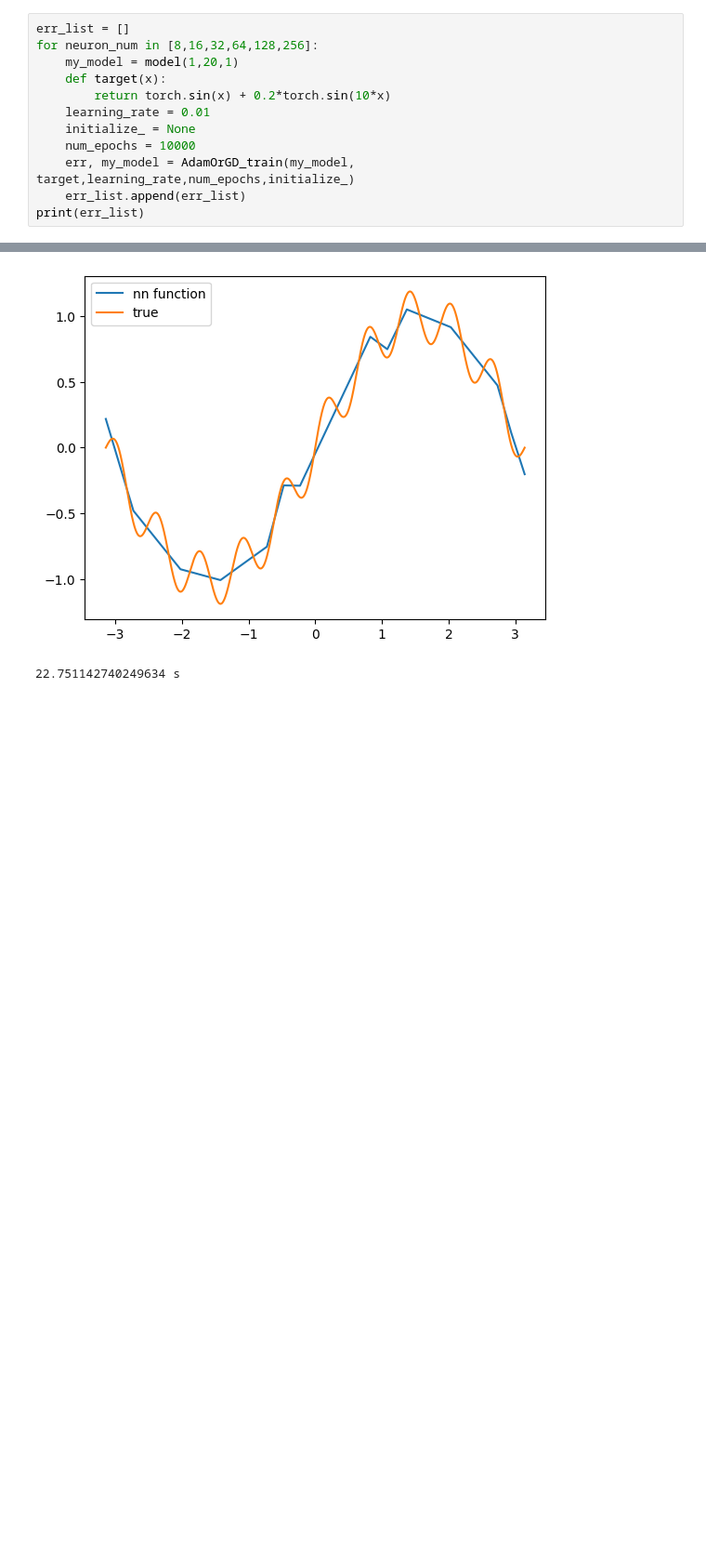
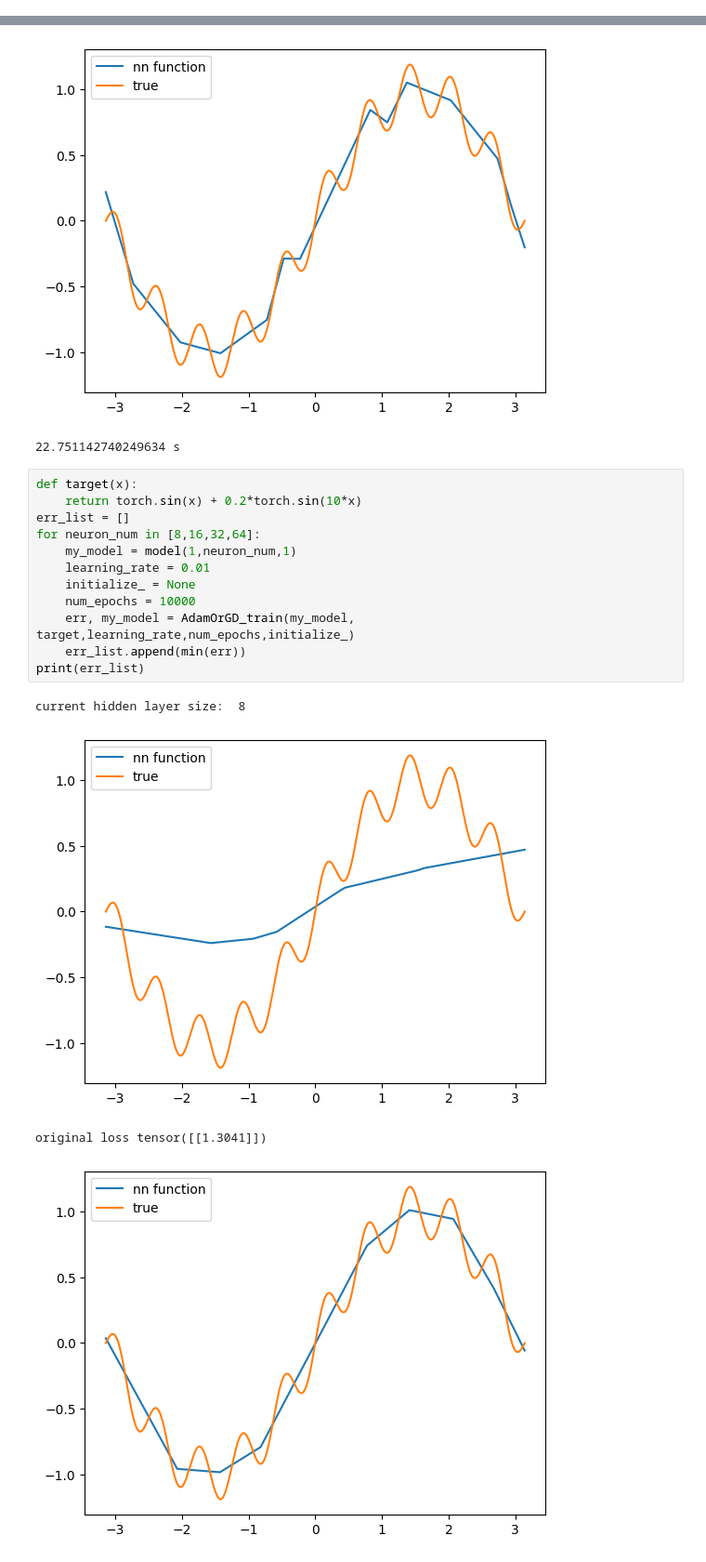
Before and after one commit to georgexxu/ProgrammingAssignment, a Jupyter notebook: L2Fitting1D_GD.ipynb, the cells around one changed output, grey strips where cells are left out. Shown at 93% size. Cells and saved outputs as stored; diff of their text form; blank space fills up the shorter version.

```diff
--- a/L2Fitting1D_GD.ipynb
+++ b/L2Fitting1D_GD.ipynb
@@ -120,18 +120,6 @@ original loss tensor([[2.2095]])
 [figure]
 [figure]
 21.79885482788086 s
-# %%
-err_list = []
-for neuron_num in [8,16,32,64,128,256]:
-    my_model = model(1,20,1)
-    def target(x):
-        return torch.sin(x) + 0.2*torch.sin(10*x)
-    learning_rate = 0.01
-    initialize_ = None
-    num_epochs = 10000
-    err, my_model = AdamOrGD_train(my_model, target,learning_rate,num_epochs,initialize_)
-    err_list.append(err_list)
-print(err_list)
 # %%
 my_model = model(1,20,1)
 def target(x):
@@ -149,3 +137,20 @@ original loss tensor([[1.9874]])
 [figure]
 [figure]
 22.751142740249634 s
+# %%
+def target(x):
+    return torch.sin(x) + 0.2*torch.sin(10*x)
+err_list = []
+for neuron_num in [8,16,32,64]:
+    my_model = model(1,neuron_num,1)
+    learning_rate = 0.01
+    initialize_ = None
+    num_epochs = 10000
+    err, my_model = AdamOrGD_train(my_model, target,learning_rate,num_epochs,initialize_)
+    err_list.append(min(err))
+print(err_list)
+# %% [output]
+current hidden layer size:  8
+[figure, added]
+original loss tensor([[1.3041]])
+[figure, added]
```
Also changed, not shown: parts of 2 cells of this notebook, 1 other file.
